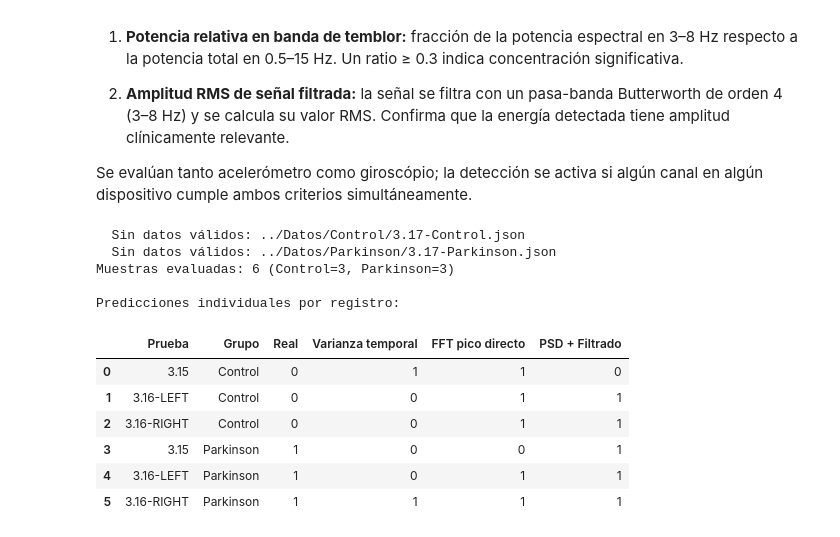
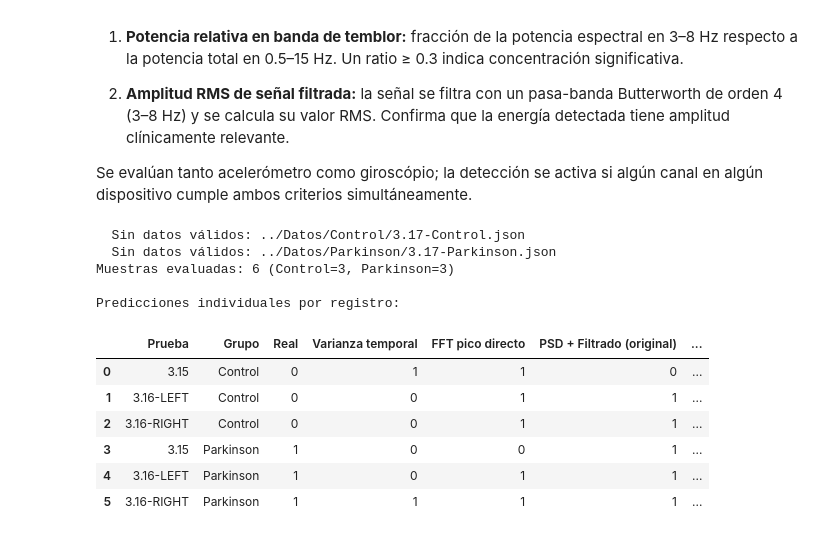
Before and after one commit to rojas435/PDG-POSTURAL-STABILITY, a Jupyter notebook: Modelos Descartados/comparacion-baselines-vs-modelo-analitico.ipynb, the cells around one changed output. Drawn from its saved outputs; the diff is of its cells as text; code cells hidden in the pictures.

```diff
--- a/Modelos Descartados/comparacion-baselines-vs-modelo-analitico.ipynb
+++ b/Modelos Descartados/comparacion-baselines-vs-modelo-analitico.ipynb
@@ -83,7 +84,7 @@ def simple_bandpass(x, fs, low, high):
 def trapz_power(f, Pxx):
     if f.size < 2 or Pxx.size < 2:
         return 0.0
-    return float(np.trapz(Pxx, f))
+    return float(np.trapezoid(Pxx, f))
 
 def estimate_fs_ms(t_ms):
     t_ms = np.asarray(t_ms, dtype=float)
@@ -247,8 +248,11 @@ con ventaneo Hanning y solapamiento del 50%. Combina dos criterios:
 Se evalúan tanto acelerómetro como giroscópio; la detección se activa si algún
 canal en algún dispositivo cumple ambos criterios simultáneamente.
 # %%
-def modelo_psd_analitico(datos_dispositivos):
-    # Welch PSD + ratio de potencia 3-8 Hz + RMS filtrada, evalua acc y gyro
+def _extraer_hits_psd(datos_dispositivos, ratio_thr=0.3, rms_thr_acc=0.02, rms_thr_gyro=0.5):
+    """Extrae cuántos dispositivos cumplen criterio de temblor en ACC y GYRO."""
+    acc_hits = 0
+    gyro_hits = 0
+
     for dev, (acc, gyro, fs) in datos_dispositivos.items():
         min_samples = max(64, int(fs * 2))
         nperseg = min(1024, max(128, int(fs * 2)))
@@ -265,7 +269,7 @@ def modelo_psd_analitico(datos_dispositivos):
             ratio_a = bp / tp if tp > 0 else 0
             y_a = simple_bandpass(x_a, fs, 3.0, 8.0)
             rms_a = np.sqrt(np.mean(y_a ** 2))
-            acc_tremor = (ratio_a >= 0.3) and (rms_a >= 0.02)
+            acc_tremor = (ratio_a >= ratio_thr) and (rms_a >= rms_thr_acc)
 
         # Giroscópio
         x_g = gyro - np.mean(gyro)
@@ -279,17 +283,34 @@ def modelo_psd_analitico(datos_dispositivos):
             ratio_g = bp_g / tp_g if tp_g > 0 else 0
             y_g = simple_bandpass(x_g, fs, 3.0, 8.0)
             rms_g = np.sqrt(np.mean(y_g ** 2))
-            gyro_tremor = (ratio_g >= 0.3) and (rms_g >= 0.5)
+            gyro_tremor = (ratio_g >= ratio_thr) and (rms_g >= rms_thr_gyro)
 
-        if acc_tremor or gyro_tremor:
-            return 1
-    return 0
+        if acc_tremor:
+            acc_hits += 1
+        if gyro_tremor:
+            gyro_hits += 1
+
+    return acc_hits, gyro_hits
+
+
+def modelo_psd_analitico(datos_dispositivos):
+    # Modelo original validado: positivo si ACC o GYRO detecta temblor en al menos un dispositivo
+    acc_hits, gyro_hits = _extraer_hits_psd(datos_dispositivos)
+    return int((acc_hits + gyro_hits) >= 1)
+
+
+def modelo_psd_analitico_calibrado(datos_dispositivos, min_acc_devices=1, min_total_hits=1):
+    # Variante calibrada: exige evidencia ACC para reducir falsos positivos dominados por GYRO
+    acc_hits, gyro_hits = _extraer_hits_psd(datos_dispositivos)
+    total_hits = acc_hits + gyro_hits
+    return int((acc_hits >= min_acc_devices) and (total_hits >= min_total_hits))
 # %%
-# ── Evaluación de los tres enfoques ──
+# ── Evaluación de los enfoques ──
 modelos = {
     'Varianza temporal': modelo_varianza,
     'FFT pico directo': modelo_fft_pico,
-    'PSD + Filtrado': modelo_psd_analitico,
+    'PSD + Filtrado (original)': modelo_psd_analitico,
+    'PSD + Filtrado (calibrado)': modelo_psd_analitico_calibrado,
 }
 
 y_true = []
@@ -300,40 +321,40 @@ for entry in disponibles:
     datos = cargar_y_preparar(entry['path'])
     if not datos:
         print(f'  Sin datos válidos: {entry["path"]}')
         continue
 
     y_true.append(entry['label'])
     fila = {'Prueba': entry['prueba'], 'Grupo': entry['grupo'], 'Real': entry['label']}
 
     for nombre, fn in modelos.items():
         pred = fn(datos)
         predicciones[nombre].append(pred)
         fila[nombre] = pred
 
     detalle_filas.append(fila)
 
 y_true = np.array(y_true)
 n_ctrl = int(np.sum(y_true == 0))
 n_park = int(np.sum(y_true == 1))
 print(f'Muestras evaluadas: {len(y_true)} (Control={n_ctrl}, Parkinson={n_park})')
 print()
 
 df_detalle = pd.DataFrame(detalle_filas)
 print('Predicciones individuales por registro:')
 df_detalle
 # %% [output]
   Sin datos válidos: ../Datos/Control/3.17-Control.json
   Sin datos válidos: ../Datos/Parkinson/3.17-Parkinson.json
 Muestras evaluadas: 6 (Control=3, Parkinson=3)
 
 Predicciones individuales por registro:
-|  | Prueba | Grupo | Real | Varianza temporal | FFT pico directo | PSD + Filtrado |
-| 0 | 3.15 | Control | 0 | 1 | 1 | 0 |
-| 1 | 3.16-LEFT | Control | 0 | 0 | 1 | 1 |
-| 2 | 3.16-RIGHT | Control | 0 | 0 | 1 | 1 |
-| 3 | 3.15 | Parkinson | 1 | 0 | 0 | 1 |
-| 4 | 3.16-LEFT | Parkinson | 1 | 0 | 1 | 1 |
-| 5 | 3.16-RIGHT | Parkinson | 1 | 1 | 1 | 1 |
+|  | Prueba | Grupo | Real | Varianza temporal | FFT pico directo | PSD + Filtrado (original) | ... |
+| 0 | 3.15 | Control | 0 | 1 | 1 | 0 | ... |
+| 1 | 3.16-LEFT | Control | 0 | 0 | 1 | 1 | ... |
+| 2 | 3.16-RIGHT | Control | 0 | 0 | 1 | 1 | ... |
+| 3 | 3.15 | Parkinson | 1 | 0 | 0 | 1 | ... |
+| 4 | 3.16-LEFT | Parkinson | 1 | 0 | 1 | 1 | ... |
+| 5 | 3.16-RIGHT | Parkinson | 1 | 1 | 1 | 1 | ... |
 # %%
 # ── Cálculo de métricas ──
 def calcular_metricas(y_true, y_pred):
```
Also changed, not shown: parts of 5 cells of this notebook.
